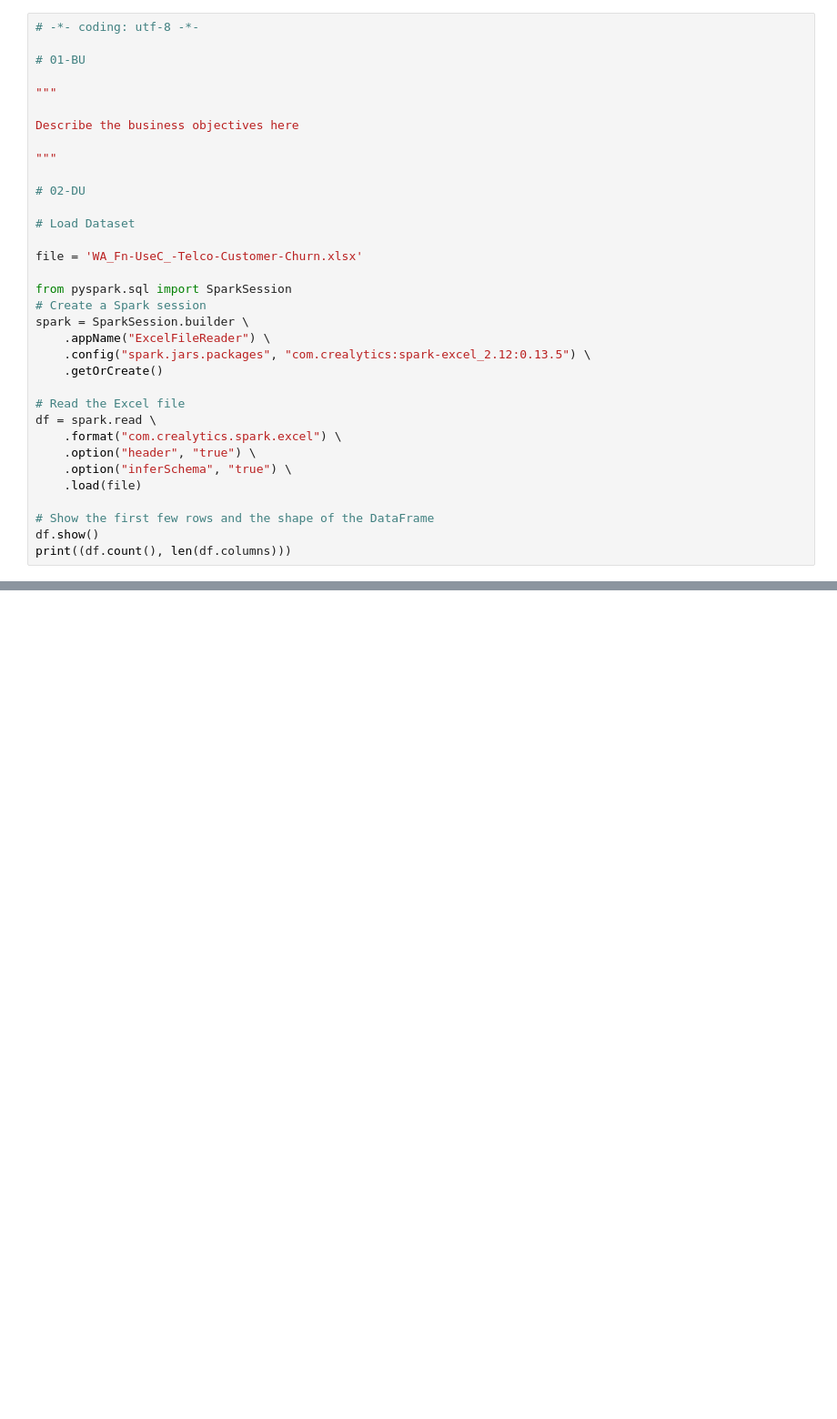
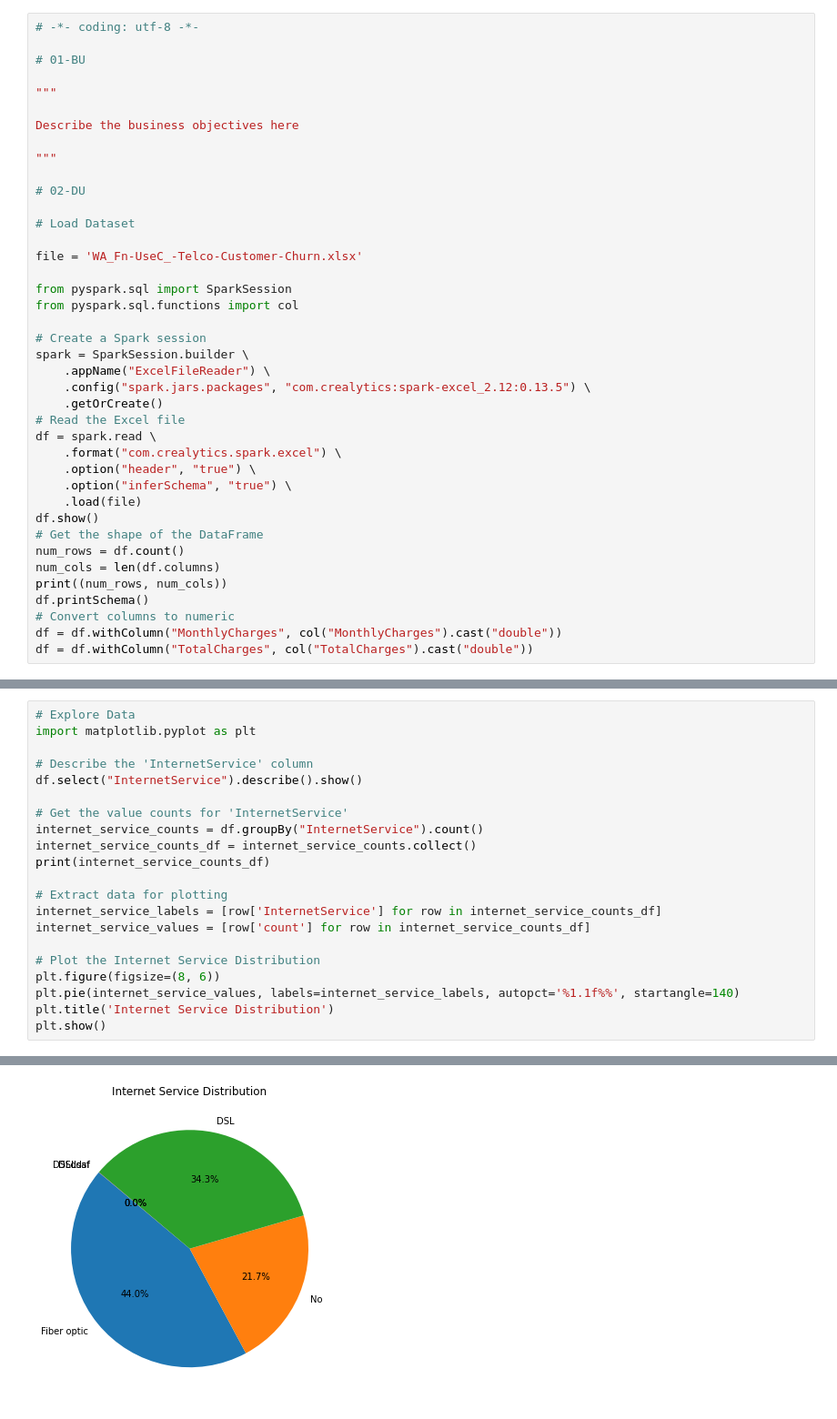
Before and after one commit to xmaaaa/722Lab, a Jupyter notebook: BDAS.ipynb, the cells around one changed output, grey strips where cells are left out. Shown: that part at 91% size. Cells and saved outputs as stored; diff of their text form; blank space fills up the shorter version.

```diff
--- a/BDAS.ipynb
+++ b/BDAS.ipynb
@@ -16,22 +16,28 @@ Describe the business objectives here
 file = 'WA_Fn-UseC_-Telco-Customer-Churn.xlsx'
 
 from pyspark.sql import SparkSession
+from pyspark.sql.functions import col
+
 # Create a Spark session
 spark = SparkSession.builder \
     .appName("ExcelFileReader") \
     .config("spark.jars.packages", "com.crealytics:spark-excel_2.12:0.13.5") \
     .getOrCreate()
-
 # Read the Excel file
 df = spark.read \
     .format("com.crealytics.spark.excel") \
     .option("header", "true") \
     .option("inferSchema", "true") \
     .load(file)
-
-# Show the first few rows and the shape of the DataFrame
 df.show()
-print((df.count(), len(df.columns)))
+# Get the shape of the DataFrame
+num_rows = df.count()
+num_cols = len(df.columns)
+print((num_rows, num_cols))
+df.printSchema()
+# Convert columns to numeric
+df = df.withColumn("MonthlyCharges", col("MonthlyCharges").cast("double"))
+df = df.withColumn("TotalCharges", col("TotalCharges").cast("double"))
 # %% [output]
 +----------+------+-------+-------------+-------+----------+------+------------+----------------+---------------+-------------------+-------------------+-------------------+-------------------+------- ...
 |customerID|gender|ZipCode|SeniorCitizen|Partner|Dependents|tenure|PhoneService|   MultipleLines|InternetService|     OnlineSecurity|       OnlineBackup|   DeviceProtection|        TechSupport|        ...
@@ -581,0 +98,22 @@ ImportError: Missing optional dependency 'openpyxl'.  Use pip or conda to instal
+# %%
+# Explore Data
+import matplotlib.pyplot as plt
+
+# Describe the 'InternetService' column
+df.select("InternetService").describe().show()
+
+# Get the value counts for 'InternetService'
+internet_service_counts = df.groupBy("InternetService").count()
+internet_service_counts_df = internet_service_counts.collect()
+print(internet_service_counts_df)
+
+# Extract data for plotting
+internet_service_labels = [row['InternetService'] for row in internet_service_counts_df]
+internet_service_values = [row['count'] for row in internet_service_counts_df]
+
+# Plot the Internet Service Distribution
+plt.figure(figsize=(8, 6))
+plt.pie(internet_service_values, labels=internet_service_labels, autopct='%1.1f%%', startangle=140)
+plt.title('Internet Service Distribution')
+plt.show()
+# %% [output]
@@ -581,0 +131 @@ ImportError: Missing optional dependency 'openpyxl'.  Use pip or conda to instal
+[figure, added]
```
Also changed, not shown: parts of 5 cells of this notebook, 1 other file.
